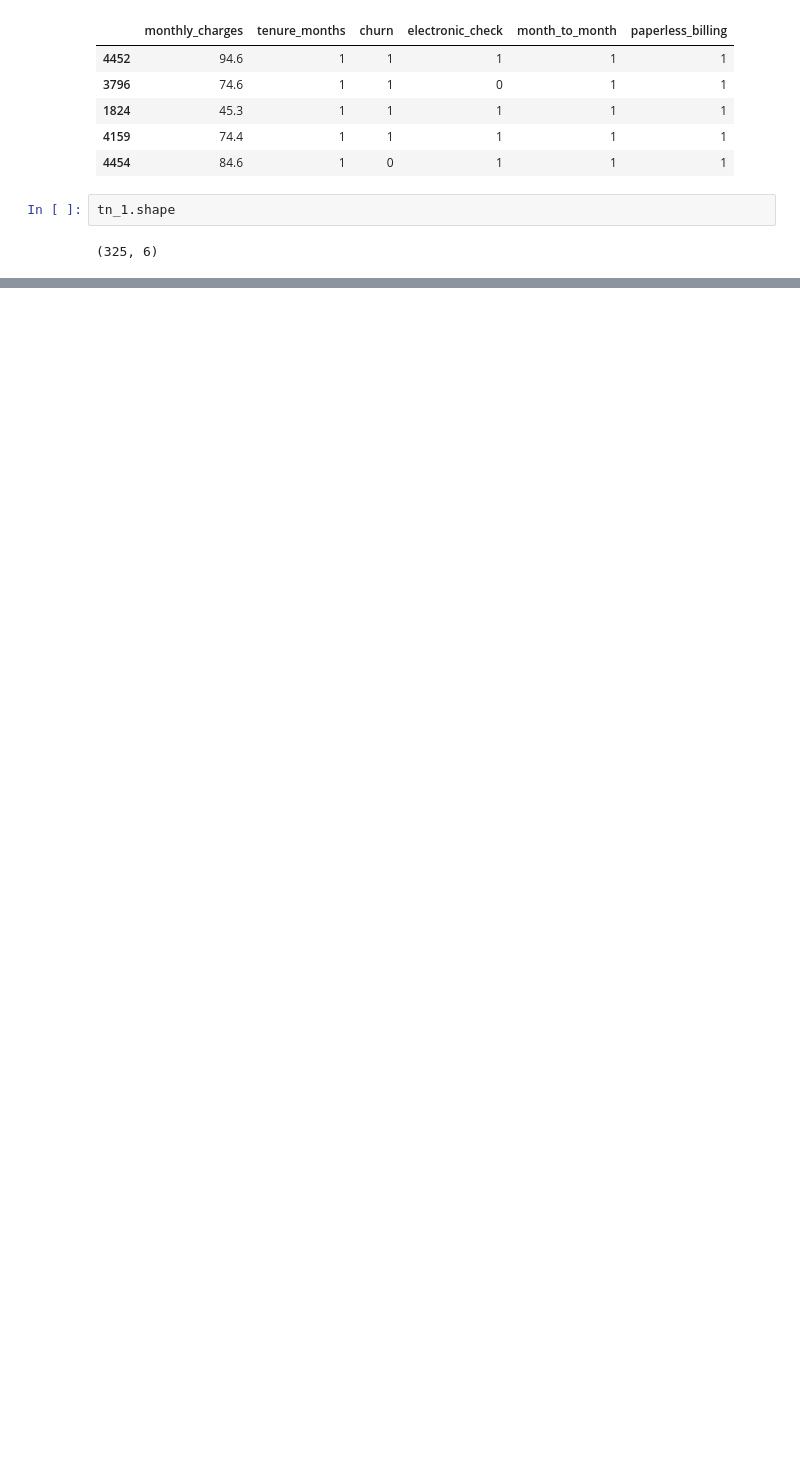
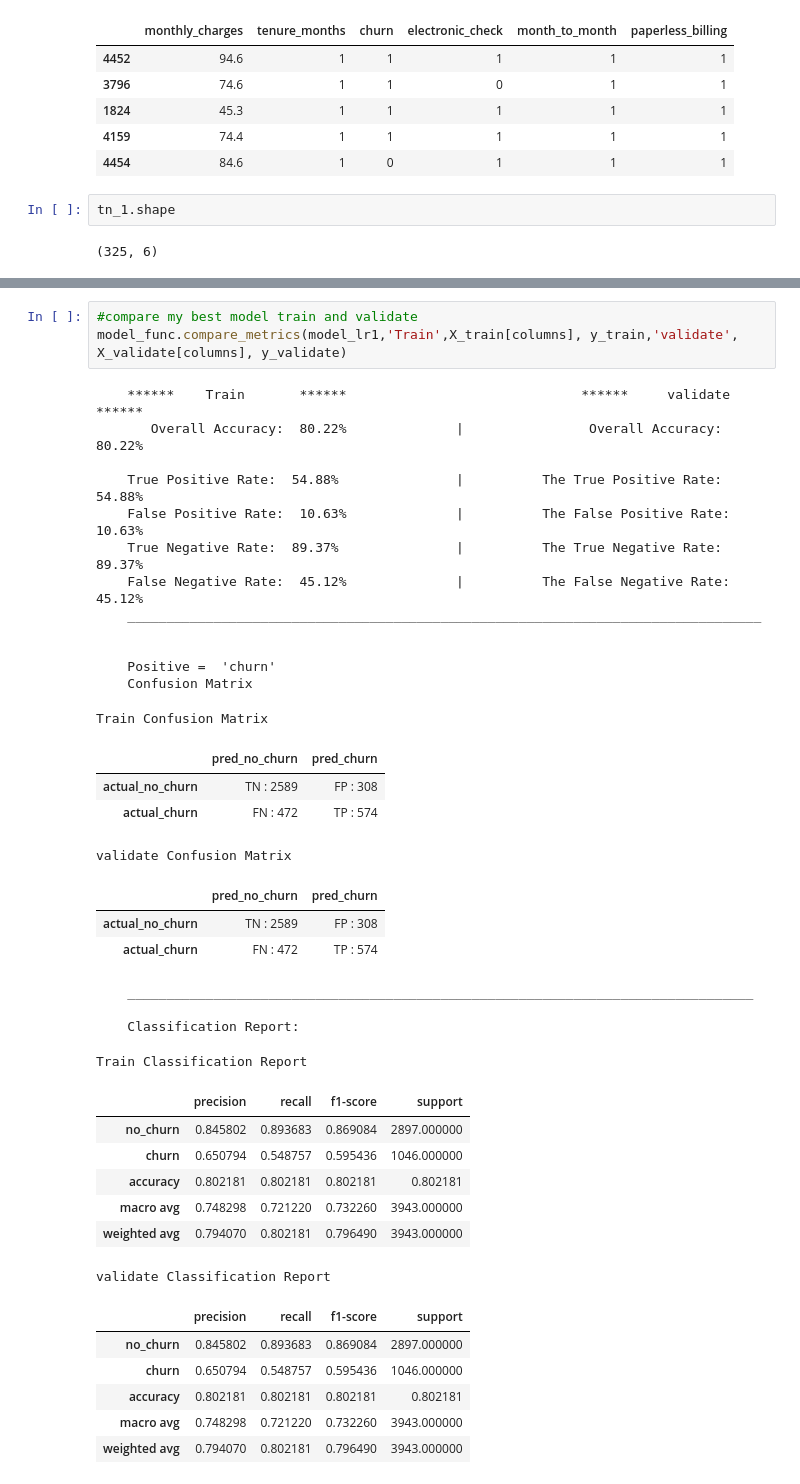
Before and after one commit to cindyvillanuevads/telco_classification_project, a Jupyter notebook: final_notebook_project.ipynb, the cells around one changed output, grey strips where cells are left out. Cells and saved outputs as stored; diff of their text form; blank space fills up the shorter version.

```diff
--- a/final_notebook_project.ipynb
+++ b/final_notebook_project.ipynb
@@ -340,0 +596,41 @@ dtype: float64
+# %%
+#compare my best model train and validate
+model_func.compare_metrics(model_lr1,'Train',X_train[columns], y_train,'validate', X_validate[columns], y_validate)
+# %% [output]
+    ******    Train       ******                              ******     validate    ******
+       Overall Accuracy:  80.22%              |                Overall Accuracy:  80.22%
+
+    True Positive Rate:  54.88%               |          The True Positive Rate:  54.88%
+    False Positive Rate:  10.63%              |          The False Positive Rate:  10.63%
+    True Negative Rate:  89.37%               |          The True Negative Rate:  89.37%
+    False Negative Rate:  45.12%              |          The False Negative Rate:  45.12%
+    _________________________________________________________________________________
+
+
+    Positive =  'churn'
+    Confusion Matrix
+Train Confusion Matrix
+|  | pred_no_churn | pred_churn |
+| actual_no_churn | TN : 2589 | FP : 308 |
+| actual_churn | FN : 472 | TP : 574 |
+validate Confusion Matrix
+|  | pred_no_churn | pred_churn |
+| actual_no_churn | TN : 2589 | FP : 308 |
+| actual_churn | FN : 472 | TP : 574 |
+    ________________________________________________________________________________
+
+    Classification Report:
+Train Classification Report
+|  | precision | recall | f1-score | support |
+| no_churn | 0.845802 | 0.893683 | 0.869084 | 2897.000000 |
+| churn | 0.650794 | 0.548757 | 0.595436 | 1046.000000 |
+| accuracy | 0.802181 | 0.802181 | 0.802181 | 0.802181 |
+| macro avg | 0.748298 | 0.721220 | 0.732260 | 3943.000000 |
+| weighted avg | 0.794070 | 0.802181 | 0.796490 | 3943.000000 |
+validate Classification Report
+|  | precision | recall | f1-score | support |
+| no_churn | 0.845802 | 0.893683 | 0.869084 | 2897.000000 |
+| churn | 0.650794 | 0.548757 | 0.595436 | 1046.000000 |
+| accuracy | 0.802181 | 0.802181 | 0.802181 | 0.802181 |
+| macro avg | 0.748298 | 0.721220 | 0.732260 | 3943.000000 |
+| weighted avg | 0.794070 | 0.802181 | 0.796490 | 3943.000000 |
```
Also changed, not shown: parts of 47 cells of this notebook.
